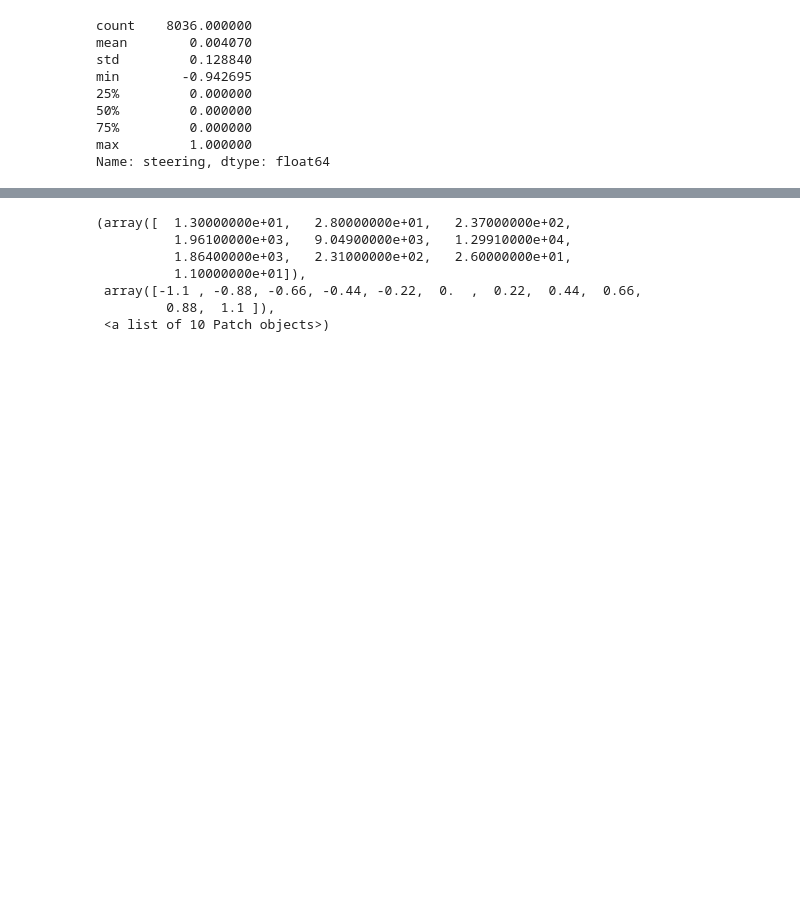
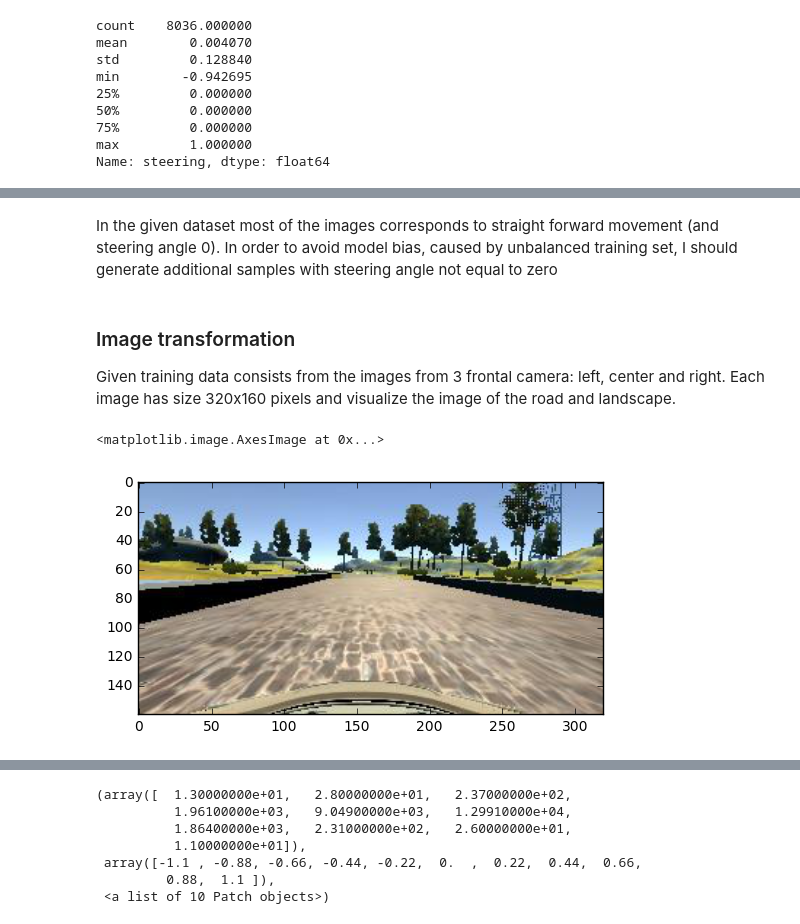
Before and after one commit to olegleyz/sdcnd-p3-behavioral-cloning-, a Jupyter notebook: workbook.ipynb, the cells around one changed output, grey strips where cells are left out. Drawn from its saved outputs; the diff is of its cells as text; code cells hidden in the pictures; blank space fills up the shorter version.

```diff
--- a/workbook.ipynb
+++ b/workbook.ipynb
@@ -57,0 +85,10 @@ len(data)
+# %% [markdown]
+In the given dataset most of the images corresponds to straight forward movement (and steering angle 0). In order to avoid model bias, caused by unbalanced training set, I should generate additional samples with steering angle not equal to zero
+# %% [markdown]
+### Image transformation
+Given training data consists from the images from 3 frontal camera: left, center and right. Each image has size 320x160 pixels and visualize the image of the road and landscape.
+# %%
+plt.imshow(plt.imread(data_dir+data.center.iloc[0].strip()))
+# %% [output]
+<matplotlib.image.AxesImage at 0x...>
+[figure, added]
```
Also changed, not shown: parts of 38 cells of this notebook, 2 other files.
